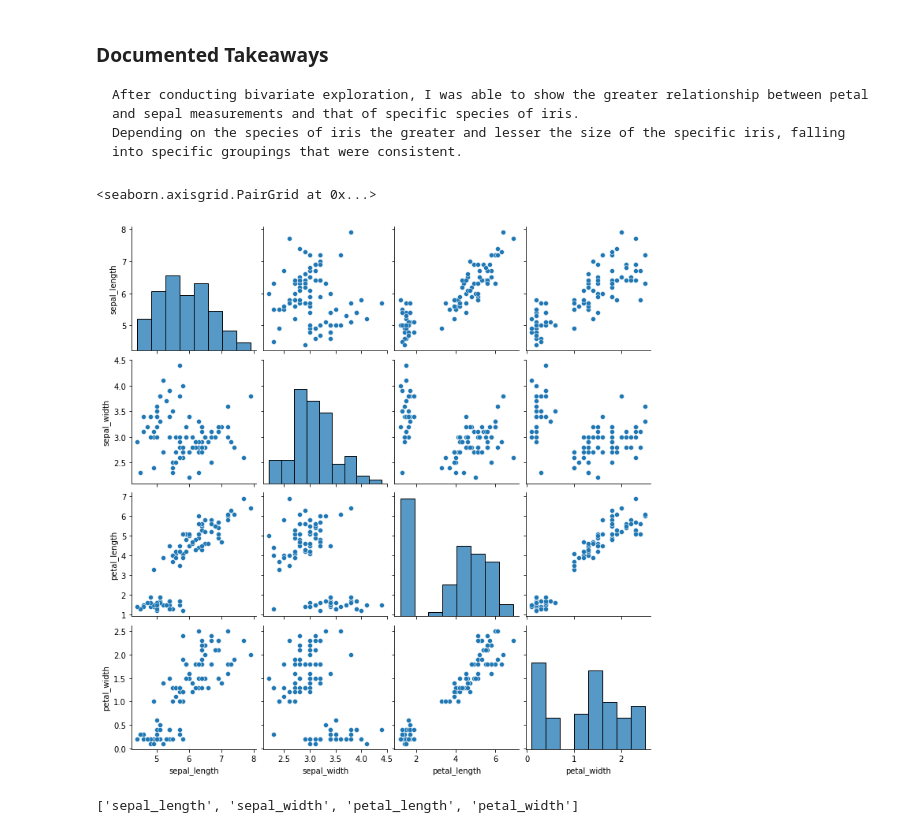
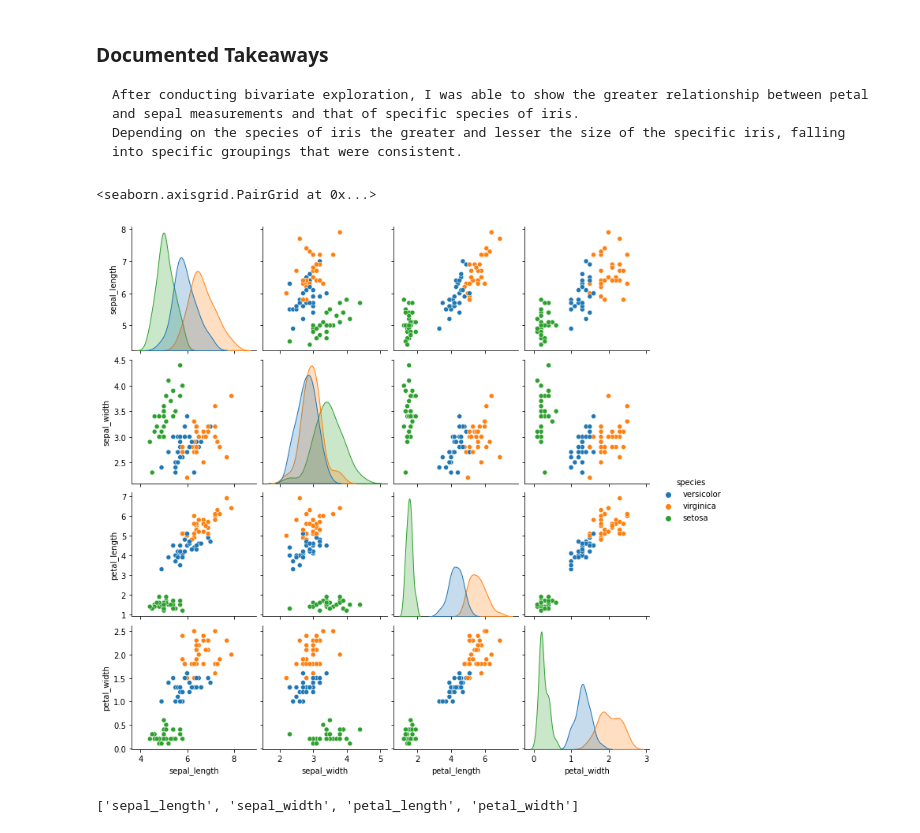
Before and after one commit to Larry-Holmes/classification-exercises, a Jupyter notebook: classification_exercises.ipynb, the cells around one changed output. Saved outputs shown, nothing was run; the diff lists cells and outputs as text; code cells hidden in the pictures.

```diff
--- a/classification_exercises.ipynb
+++ b/classification_exercises.ipynb
@@ -848,10 +848,10 @@ there appears to be a relationship between versicolor and petal width
     After conducting bivariate exploration, I was able to show the greater relationship between petal and sepal measurements and that of specific species of iris.
     Depending on the species of iris the greater and lesser the size of the specific iris, falling into specific groupings that were consistent.
 # %%
-sns.pairplot(data = train, vars= iris_quan)
+sns.pairplot(data = train, vars= iris_quan, hue='species')
 # %% [output]
 <seaborn.axisgrid.PairGrid at 0x...>
-[figure, old version]
+[figure, new version]
 # %%
 print(iris_quan)
 # %% [output]
```
Also changed, not shown: parts of 30 cells of this notebook, 1 other file.
